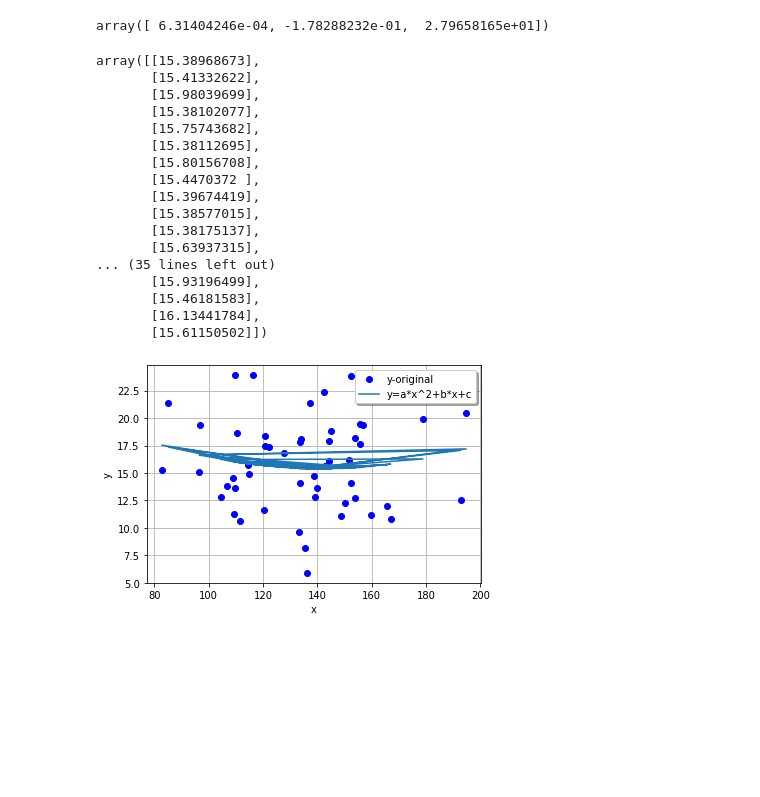
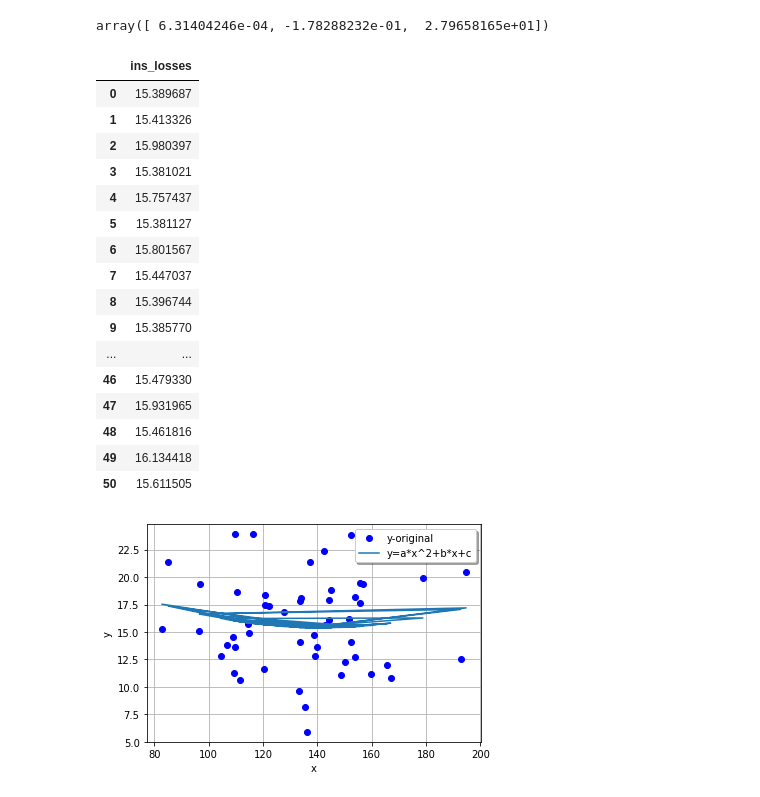
Before and after one commit to 12Nepo/TI3002C, a Jupyter notebook: Regresión_No_Lineal.ipynb, the cells around one changed output. Saved outputs shown, nothing was run; the diff lists cells and outputs as text; code cells hidden in the pictures; blank space fills up the shorter version.

```diff
--- a/Regresión_No_Lineal.ipynb
+++ b/Regresión_No_Lineal.ipynb
@@ -63,28 +63,28 @@ a, b, c = parametros[ 0 ], parametros[ 1 ], parametros[ 2 ]
 yfit1 = a * x ** 2 + b * x + c
 # %%
 #Calculamos las predicciones y reestructuramos el vector de predicciones
-x= x.reshape(51, 1)
-y = y.reshape(51, 1)
-yfit1 = yfit1.reshape(51, 1)
+#x= x.reshape(51, 1)
+#y = y.reshape(51, 1)
+#yfit1 = yfit1.reshape(51, 1)
 yfit1
 # %% [output]
-array([[15.38968673],
-       [15.41332622],
-       [15.98039699],
-       [15.38102077],
-       [15.75743682],
-       [15.38112695],
-       [15.80156708],
-       [15.4470372 ],
-       [15.39674419],
-       [15.38577015],
-       [15.38175137],
-       [15.63937315],
-... (35 lines left out)
-       [15.93196499],
-       [15.46181583],
-       [16.13441784],
-       [15.61150502]])
+|  | ins_losses |
+| 0 | 15.389687 |
+| 1 | 15.413326 |
+| 2 | 15.980397 |
+| 3 | 15.381021 |
+| 4 | 15.757437 |
+| 5 | 15.381127 |
+| 6 | 15.801567 |
+| 7 | 15.447037 |
+| 8 | 15.396744 |
+| 9 | 15.385770 |
+| ... | ... |
+| 46 | 15.479330 |
+| 47 | 15.931965 |
+| 48 | 15.461816 |
+| 49 | 16.134418 |
+| 50 | 15.611505 |
 # %%
 #Graficamos las predicciones y los datos originales para realizar la comparación
 plt.plot(x, y, 'bo', label="y-original")
```
Also changed, not shown: parts of 2 cells of this notebook.
